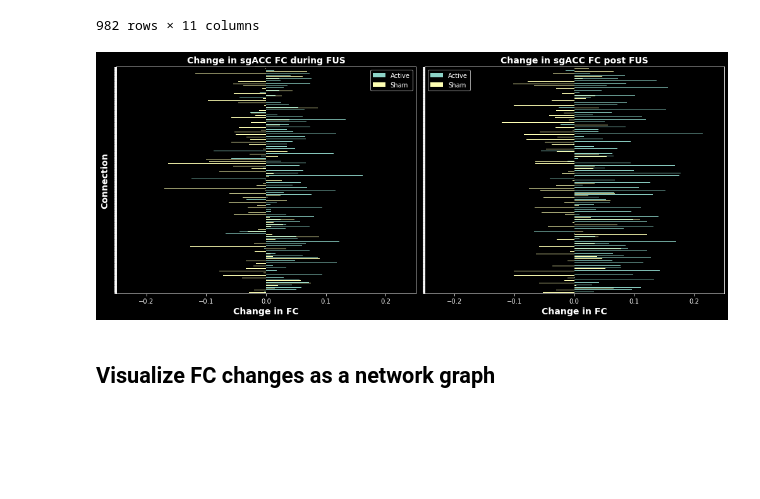
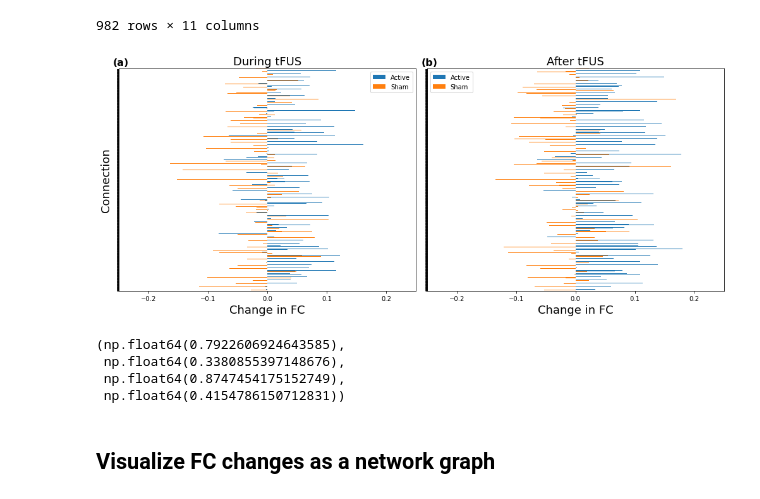
Before and after one commit to dmochow/fus, a Jupyter notebook: code/generate_fc_figures.ipynb, the cells around one changed output. Drawn from its saved outputs; the diff is of its cells as text; code cells hidden in the pictures; blank space fills up the shorter version.

```diff
--- a/code/generate_fc_figures.ipynb
+++ b/code/generate_fc_figures.ipynb
@@ -94,30 +94,45 @@ dfg3
 | 981 | Ventromedial prefrontal cortex po... | 0.016606 | -0.018808 | 0.053911 | 0.022741 | 0.229079 | ... |
 982 rows × 11 columns
 # %%
-plt.style.use('dark_background')
+#plt.style.use('dark_background')
 fig, ax = plt.subplots(1,2,figsize=(14,6))
-fontdict = {'fontsize': 14, 'fontweight': 'bold'}
+fontdict = {'fontsize': 18, 'fontweight': 'normal'}
 
 # create horizontal bar plot with no tick labels on the y-axis
 dfg3.plot(x = 'connection__', y = ['del_fus_active','del_fus_sham'], kind = 'barh', ax = ax[0])
 ax[0].set_xlabel('Change in FC', fontdict = fontdict)
 ax[0].set_yticklabels([])
 ax[0].set_ylabel('Connection', fontdict = fontdict)
 ax[0].set_title('Change in sgACC FC during FUS', fontdict = fontdict)
 ax[0].set_xlim(-0.25,0.25)
 ax[0].legend(['Active','Sham'])
 dfg3.plot(x = 'connection__', y = ['del_post_active','del_post_sham'], kind = 'barh', ax = ax[1])
 ax[1].set_xlabel('Change in FC', fontdict = fontdict)
 ax[1].set_yticklabels([])
 ax[1].set_ylabel('')
 ax[1].set_title('Change in sgACC FC post FUS', fontdict = fontdict)
 ax[1].set_xlim(-0.25,0.25)
 ax[1].legend(['Active','Sham'])
 
+ax[0].set_title('During tFUS', fontdict=fontdict)
+ax[1].set_title('After tFUS', fontdict=fontdict)
+
+# add sublabels (a) and (b) to the plots
+ax[0].text(-0.02, 1.05, '(a)', transform=ax[0].transAxes, fontsize=16, fontweight='bold', va='top')
+ax[1].text(-0.02, 1.05, '(b)', transform=ax[1].transAxes, fontsize=16, fontweight='bold', va='top')
+
+
 fig.tight_layout()
 fig.savefig('../figures/sgACC_fc_change.png', dpi=300)
 # %% [output]
-[figure, old version]
+[figure, new version]
+# %%
+dfg3['del_fus_active'].ge(0).mean(), dfg3['del_fus_sham'].ge(0).mean(), dfg3['del_post_active'].ge(0).mean(), dfg3['del_post_sham'].ge(0).mean()
+# %% [output]
+(np.float64(0.7922606924643585),
+ np.float64(0.3380855397148676),
+ np.float64(0.8747454175152749),
+ np.float64(0.4154786150712831))
 # %% [markdown]
 ## Visualize FC changes as a network graph
 # %%
```
Also changed, not shown: parts of 1 cell of this notebook, 1 other file.
